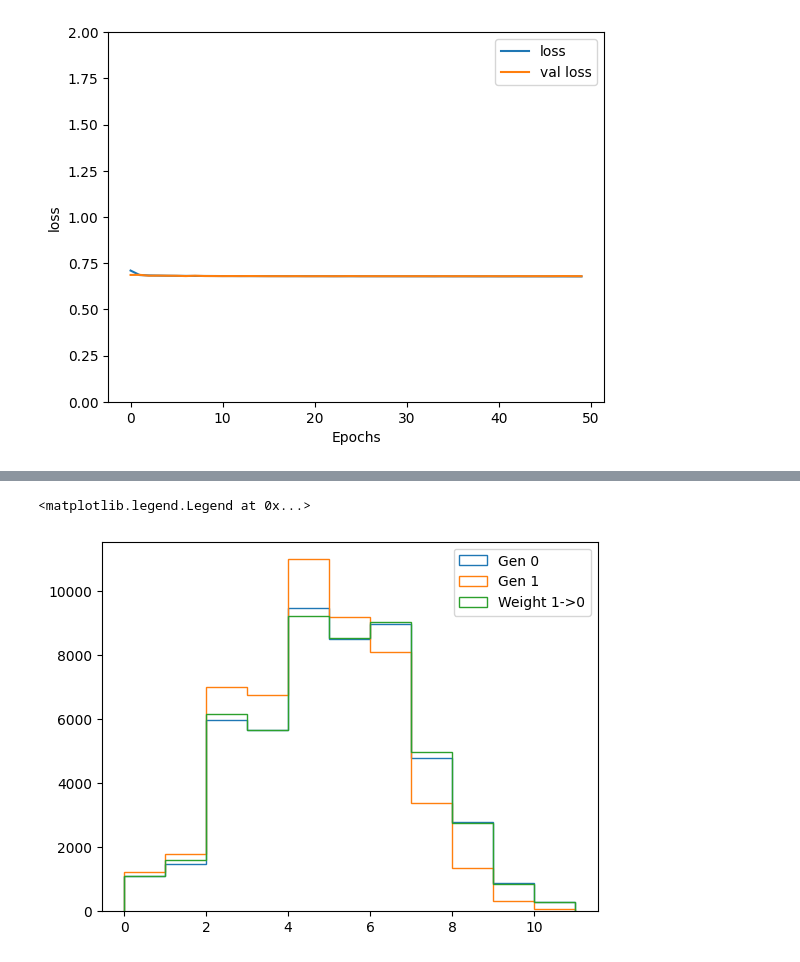
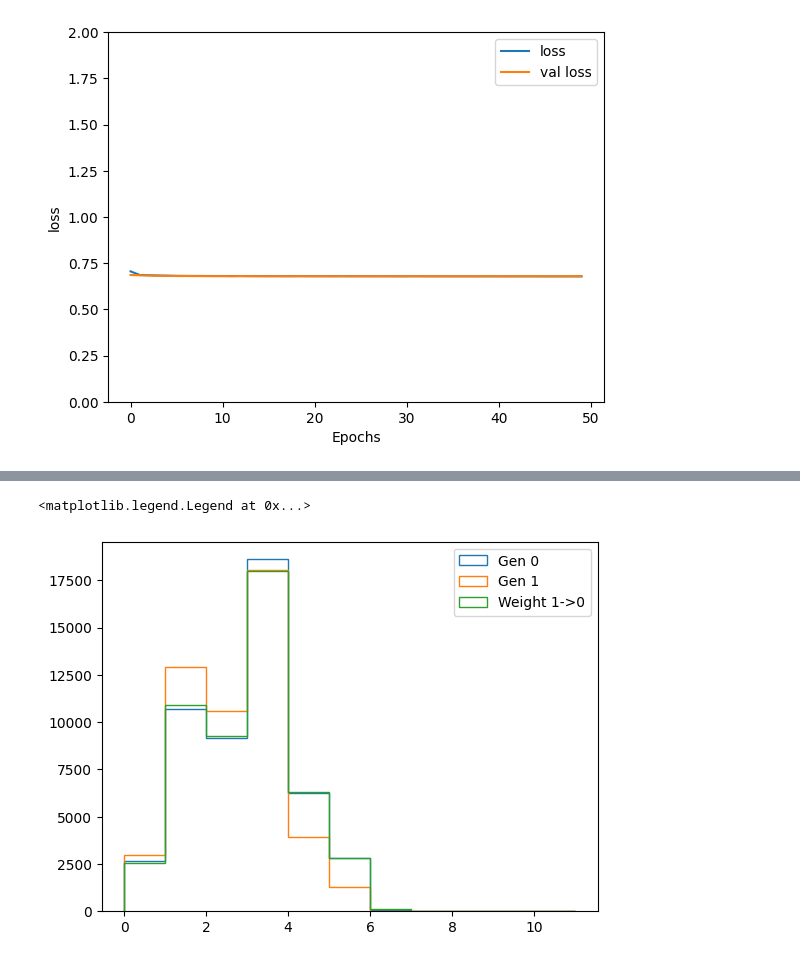
Before and after one commit to calcuttj/DCTR, a Jupyter notebook: g4rw/DCTRG4RW.ipynb, the cells around one changed output, grey strips where cells are left out. Cells and saved outputs as stored; diff of their text form; code cells hidden in the pictures.

```diff
--- a/g4rw/DCTRG4RW.ipynb
+++ b/g4rw/DCTRG4RW.ipynb
@@ -352,14 +353,14 @@ plt.legend()
 # %%
 def_indices_val = np.where(Y_val[:,0] == 1)
 var_indices_val = np.where(Y_val[:,1] == 1)
-plt.hist(np.sum(((X_val[def_indices_val, :, 3] > testpdg-.5) & (X_val[def_indices_val, :, 3] < testpdg +.5))[0], axis=1), np.arange(0, 12, ), histtype='step', label='Gen 0')
-plt.hist(np.sum(((X_val[var_indices_val, :, 3] > testpdg-.5) & (X_val[var_indices_val, :, 3] < testpdg +.5))[0], axis=1), np.arange(0, 12, ), histtype='step', label='Gen 1')
-plt.hist(np.sum(((X_val[var_indices_val, :, 3] > testpdg-.5) & (X_val[var_indices_val, :, 3] < testpdg +.5))[0], axis=1), np.arange(0, 12, ), histtype='step', label='Weight 1->0', weights=weights_0_val[var_indices_val])
+plt.hist(np.sum(((X_val[def_indices_val, :, 3] > testpdg-.05) & (X_val[def_indices_val, :, 3] < testpdg +.05))[0], axis=1), np.arange(0, 12, ), histtype='step', label='Gen 0')
+plt.hist(np.sum(((X_val[var_indices_val, :, 3] > testpdg-.05) & (X_val[var_indices_val, :, 3] < testpdg +.05))[0], axis=1), np.arange(0, 12, ), histtype='step', label='Gen 1')
+plt.hist(np.sum(((X_val[var_indices_val, :, 3] > testpdg-.05) & (X_val[var_indices_val, :, 3] < testpdg +.05))[0], axis=1), np.arange(0, 12, ), histtype='step', label='Weight 1->0', weights=weights_0_val[var_indices_val])
 # plt.hist(np.sum(((X_train[def_indices, :, 3] > testpdg-.5) & (X_train[def_indices, :, 3] < testpdg +.5))[0], axis=1), np.arange(0, 12, ), histtype='step', label='Weight 0->1', weights=1./weights_0[def_indices])
 plt.legend()
 # %% [output]
 <matplotlib.legend.Legend at 0x...>
-[figure, old version]
+[figure, new version]
 # %%
 plt.hist(np.sum((X_train[def_indices, :, 3] < 0)[0], axis=1), np.arange(0, 12, ), histtype='step', label='Gen 0')
 plt.hist(np.sum((X_train[var_indices, :, 3] < 0)[0], axis=1), np.arange(0, 12, ), histtype='step', label='Gen 1')
```
Also changed, not shown: parts of 13 cells of this notebook.
